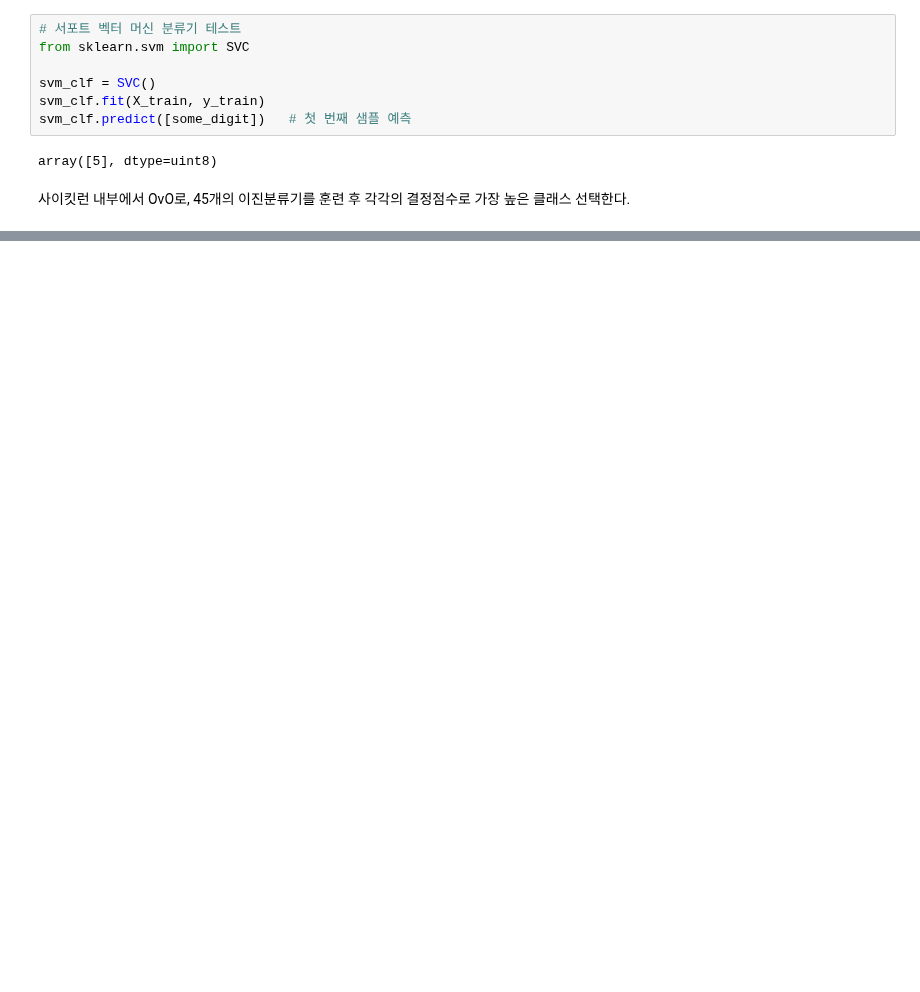
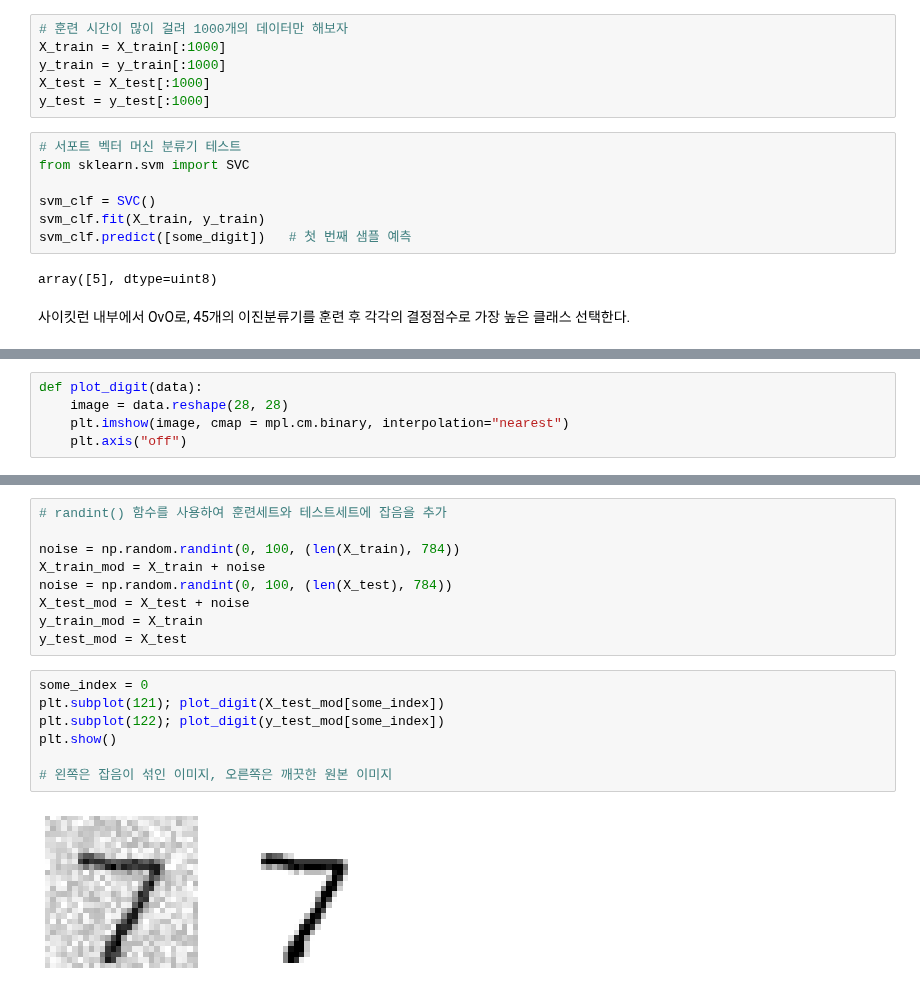
Before and after one commit to hyeon1263/BigAI, a Jupyter notebook: 핸즈온 머신러닝/03_Classification.ipynb, the cells around one changed output, grey strips where cells are left out. Drawn from its saved outputs; the diff is of its cells as text; blank space fills up the shorter version.

```diff
--- a/핸즈온 머신러닝/03_Classification.ipynb
+++ b/핸즈온 머신러닝/03_Classification.ipynb
@@ -403,6 +402,12 @@ SGD, randomforest 등의 분류기는 다중 분류가 가능하지만 로지스
 - OvO : one-versus-one, 모든 가능한 두 개의 클래스 조합 $\frac{n(n-1)}{2}$에 대해 이진 분류기를 만듦. 가장 많이 양성으로  분류된 클래스 선택
 
 다중 클래스 분류 작업에 이진 분류 알고리즘을 선택하면 사이킷런이 알고리즘에 따라 자동으로 OvR 또는 OvO를 실행한다.
+# %%
+# 훈련 시간이 많이 걸려 1000개의 데이터만 해보자
+X_train = X_train[:1000]
+y_train = y_train[:1000]
+X_test = X_test[:1000]
+y_test = y_test[:1000]
 # %%
 # 서포트 벡터 머신 분류기 테스트
 from sklearn.svm import SVC
@@ -422,0 +531,5 @@ array([[ 1.72501977,  2.72809088,  7.2510018 ,  8.3076379 , -0.31087254,
+# %%
+def plot_digit(data):
+    image = data.reshape(28, 28)
+    plt.imshow(image, cmap = mpl.cm.binary, interpolation="nearest")
+    plt.axis("off")
@@ -422,0 +616,18 @@ array([[ 1.72501977,  2.72809088,  7.2510018 ,  8.3076379 , -0.31087254,
+# %%
+# randint() 함수를 사용하여 훈련세트와 테스트세트에 잡음을 추가
+
+noise = np.random.randint(0, 100, (len(X_train), 784))
+X_train_mod = X_train + noise
+noise = np.random.randint(0, 100, (len(X_test), 784))
+X_test_mod = X_test + noise
+y_train_mod = X_train
+y_test_mod = X_test
+# %%
+some_index = 0
+plt.subplot(121); plot_digit(X_test_mod[some_index])
+plt.subplot(122); plot_digit(y_test_mod[some_index])
+plt.show()
+
+# 왼쪽은 잡음이 섞인 이미지, 오른쪽은 깨끗한 원본 이미지
+# %% [output]
+[figure, added]
```
Also changed, not shown: parts of 45 cells of this notebook.
